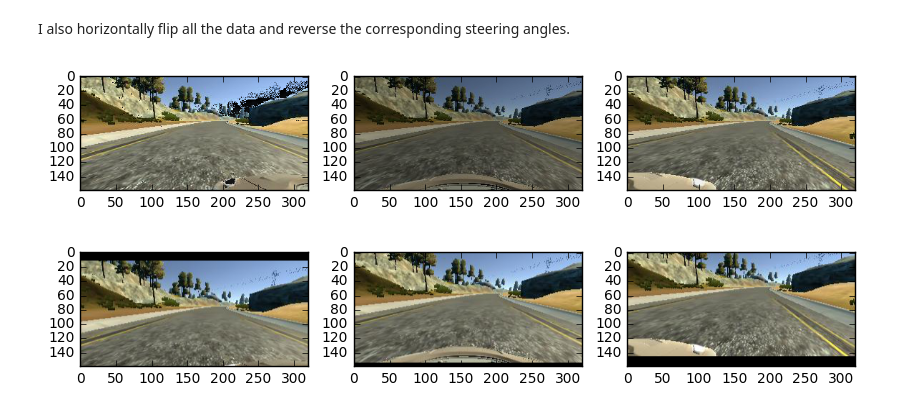
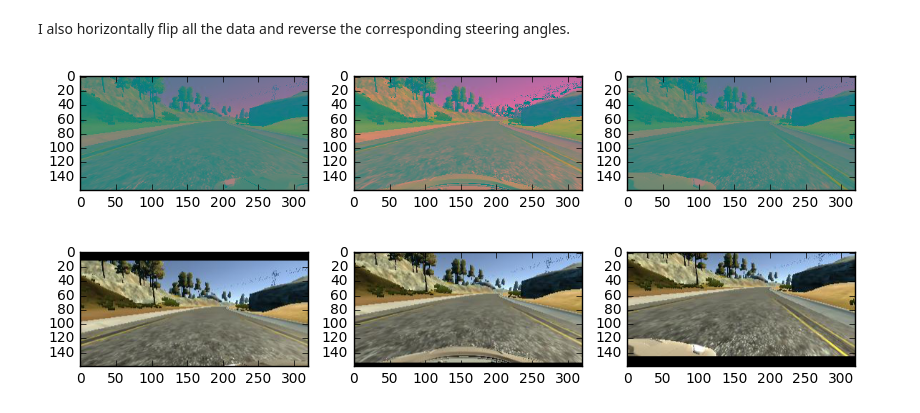
Before and after one commit to aditbiswas1/P3-behavioral-cloning, a Jupyter notebook: Behavioral Cloning.ipynb, the cells around one changed output. Saved outputs shown, nothing was run; the diff lists cells and outputs as text; code cells hidden in the pictures.

```diff
--- a/Behavioral Cloning.ipynb
+++ b/Behavioral Cloning.ipynb
@@ -178,20 +178,20 @@ y_train = np.asarray(y_train, dtype=np.float32)
 X_train = np.append(X_train,X_train[:,:,::-1],axis=0)
 y_train = np.append(y_train,-y_train,axis=0)
 # %%
-def augment_brightness(image):
+def augment_brightness_and_yuv(image):
     change_pct = np.random.uniform(0.4, 1.2)
 
     # Change to HSV to change the brightness V
     hsv = cv2.cvtColor(image, cv2.COLOR_RGB2HSV)
     hsv[:,:,2] = hsv[:,:,2] * change_pct
 
     #Convert back to RGB
     img_brightness = cv2.cvtColor(hsv, cv2.COLOR_HSV2RGB)
-    return img_brightness
+    return convert_to_yuv(img_brightness)
 
-plot_images_from_row(left_turn, augment_brightness)
+plot_images_from_row(left_turn, augment_brightness_and_yuv)
 # %% [output]
-[figure, old version]
+[figure, new version]
 # %%
 def translate_image_random(image):
     y_translate = np.random.uniform(-40, 40)
```
Also changed, not shown: parts of 3 cells of this notebook.
